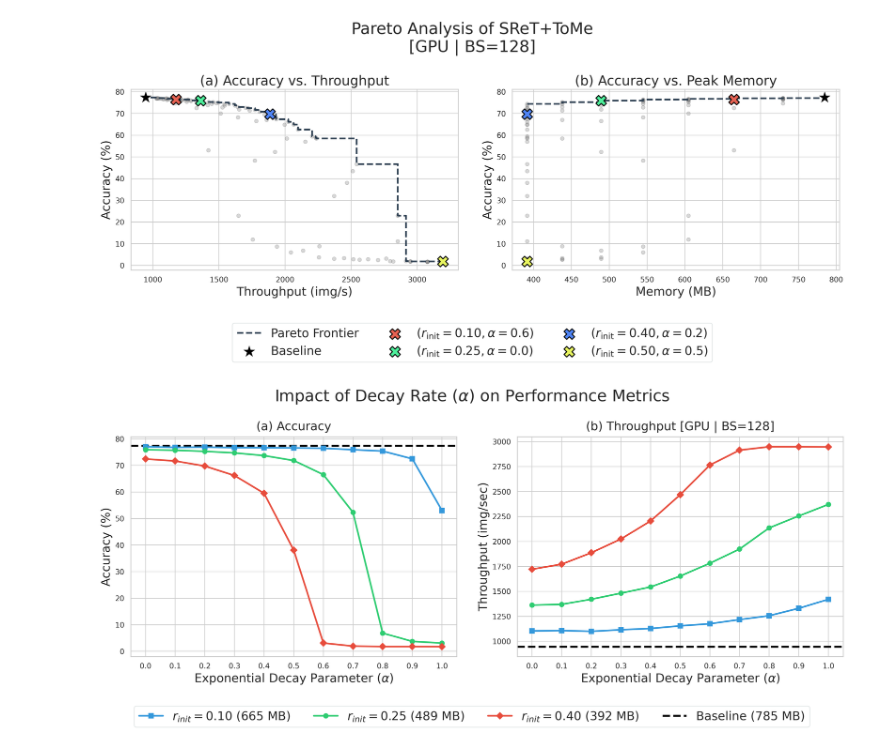
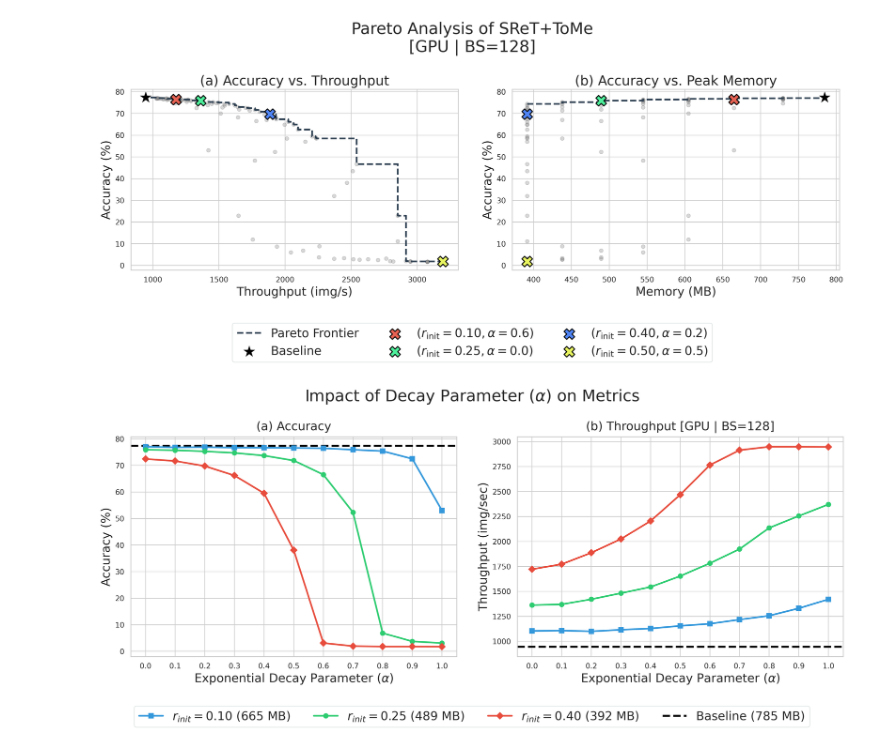
Before and after one commit to junseokm/sret-tome, a Jupyter notebook: plots.ipynb, the cells around one changed output. Saved outputs shown, nothing was run; the diff lists cells and outputs as text; code cells hidden in the pictures.

```diff
--- a/plots.ipynb
+++ b/plots.ipynb
@@ -158,32 +158,32 @@ for r_val, cfg in r_configs.items():
     static_pam = subset['activation_mem_bs128'].iloc[0]
     legend_label = f"{cfg['label']} ({static_pam:.0f} MB)"
 
     ax_acc.plot(x, subset['accuracy'], color=cfg['color'], marker=cfg['marker'], markersize=7, label=legend_label, zorder=3)
     ax_gpu_tp.plot(x, subset['throughput_bs128'], color=cfg['color'], marker=cfg['marker'], markersize=7, zorder=3)
 
 def format_ax(ax, title, ylabel, baseline_val, baseline_label='Baseline', show_baseline=True):
     ax.set_title(title, pad=10)
     ax.set_xlabel(r'Exponential Decay Parameter ($\alpha$)')
     ax.set_ylabel(ylabel)
     ax.set_xticks(alphas)
     ax.set_xlim(-0.05, 1.05)
     if show_baseline:
         ax.axhline(baseline_val, color='black', linestyle='--', linewidth=3, zorder=1, label=baseline_label)
 
 base_pam = baseline['activation_mem_bs128']
 base_label = f"Baseline ({base_pam:.0f} MB)"
 
 format_ax(ax_acc, '(a) Accuracy', 'Accuracy (%)', baseline['accuracy'], base_label)
 format_ax(ax_gpu_tp, '(b) Throughput [GPU | BS=128]', 'Throughput (img/sec)', baseline['throughput_bs128'], base_label)
 
 handles, labels = ax_acc.get_legend_handles_labels()
 
-fig.suptitle(r'Impact of Decay Rate ($\alpha$) on Performance Metrics', fontsize=24)
+fig.suptitle(r'Impact of Decay Parameter ($\alpha$) on Metrics', fontsize=24)
 fig.legend(handles, labels, loc='lower center', bbox_to_anchor=(0.5, -0.05), ncol=4, frameon=True, facecolor='white', edgecolor='#d5dbdb', fontsize=18)
 fig.tight_layout(rect=[0, 0.06, 1, 1], w_pad=2.0)
 fig.savefig('plots/decay_effect.pdf', bbox_inches='tight')
 fig.savefig('plots/decay_effect.png', bbox_inches='tight')
 plt.show()
 plt.close(fig)
 # %% [output]
-[figure, old version]
+[figure, new version]
```
Also changed, not shown: parts of 3 cells of this notebook, 14 other files.
